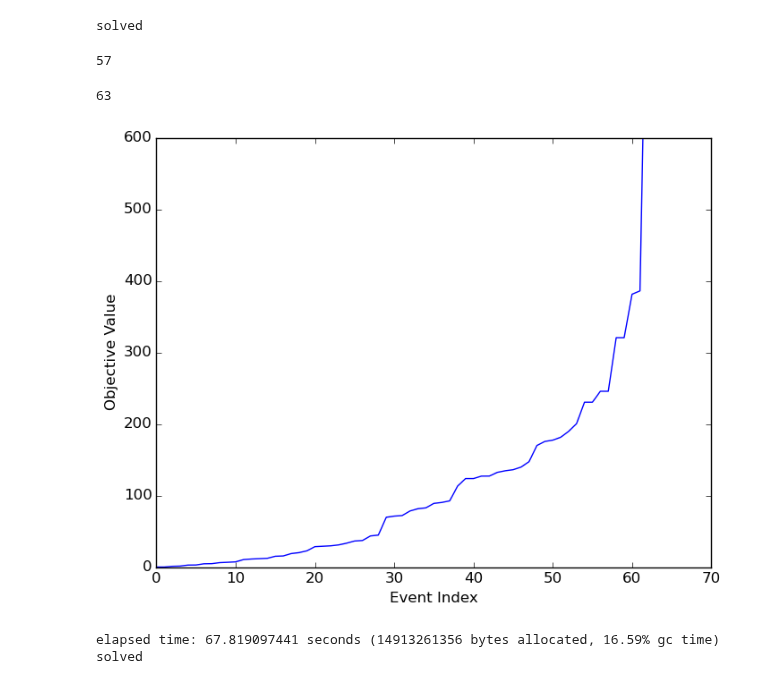
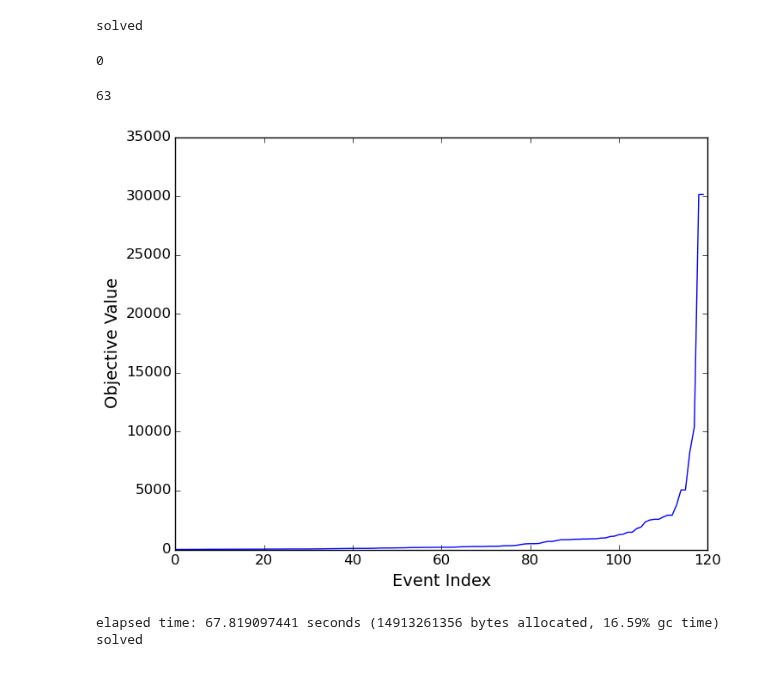
Before and after one commit to kersulis/TemporalInstanton.jl, a Jupyter notebook: nbs/2015-03-26 Numerical Results for RTS-96.ipynb, the cells around one changed output. Cells and saved outputs as stored; diff of their text form; code cells hidden in the pictures.

Commit message:
updated images, added figure reproducing nb

```diff
--- a/nbs/2015-03-26 Numerical Results for RTS-96.ipynb
+++ b/nbs/2015-03-26 Numerical Results for RTS-96.ipynb
@@ -24,7 +24,7 @@ Ridx = find(Rp) # Vector of renewable nodes
 Y = full(Y) # Full admittance matrix (ref not removed)
 ref = 1 # Index of ref node
 k = k # Conventional generator participation factors
-tau = 1. # Heating constant
+tau = 0.5 # Heating constant
 G0 = [Gp,Gp,Gp]
 D0 = [Dp,Dp,Dp]
 P0 = [0.5.*Rp,Rp,1.5*Rp]
@@ -72,7 +72,7 @@ solved
 # %%
 sum(score.==Inf)
 # %% [output]
-57
+0
 # %%
 120 - 57
 # %% [output]
@@ -80,12 +83,12 @@ sum(score.==Inf)
 # %%
 plot(sort(score[score.<Inf]))
-xlabel("Event Index")
-ylabel("Objective Value")
-ylim([0,600])
+xlabel("Event Index",fontsize=14)
+ylabel("Objective Value",fontsize=14)
+#ylim([0,600])
 
-savefig("../images/scores.pdf")
+#savefig("../images/scores.pdf")
 # %% [output]
-[figure, old version]
+[figure, new version]
 # %%
 @time(loop_through_lines(
     G_of_x,Q_of_x,A1,b,
```
Also changed, not shown: parts of 12 cells of this notebook, 8 other files.
